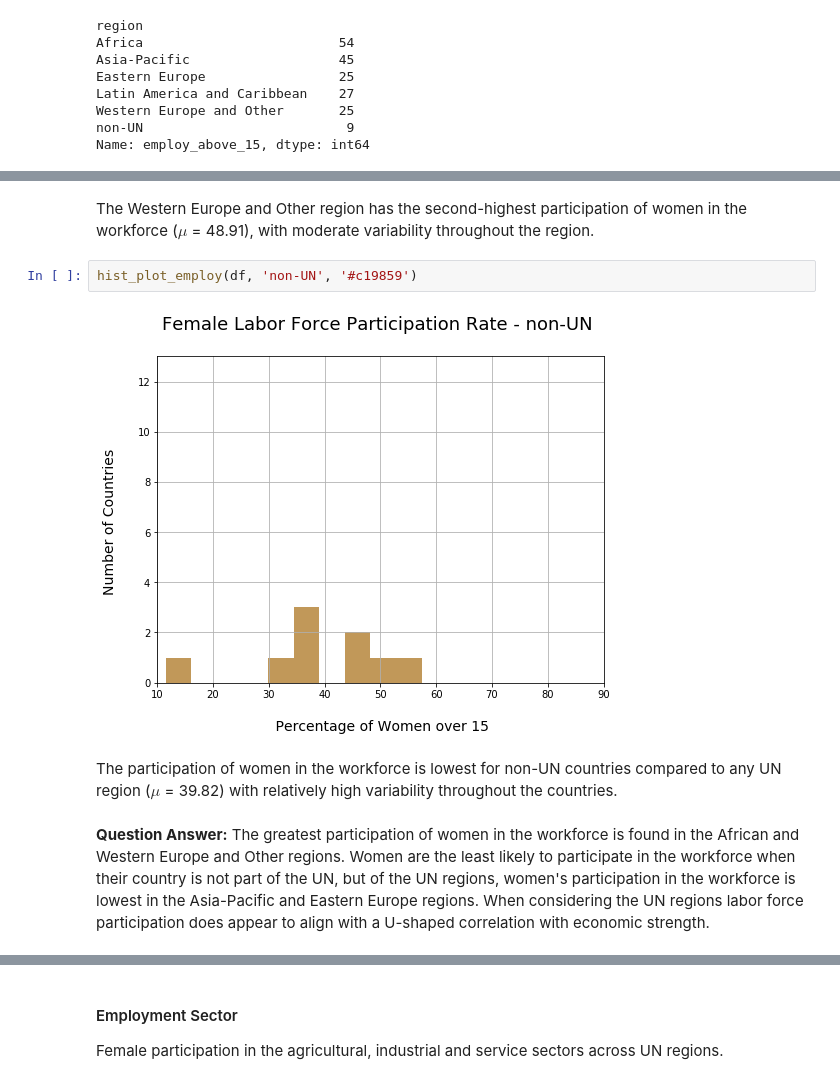
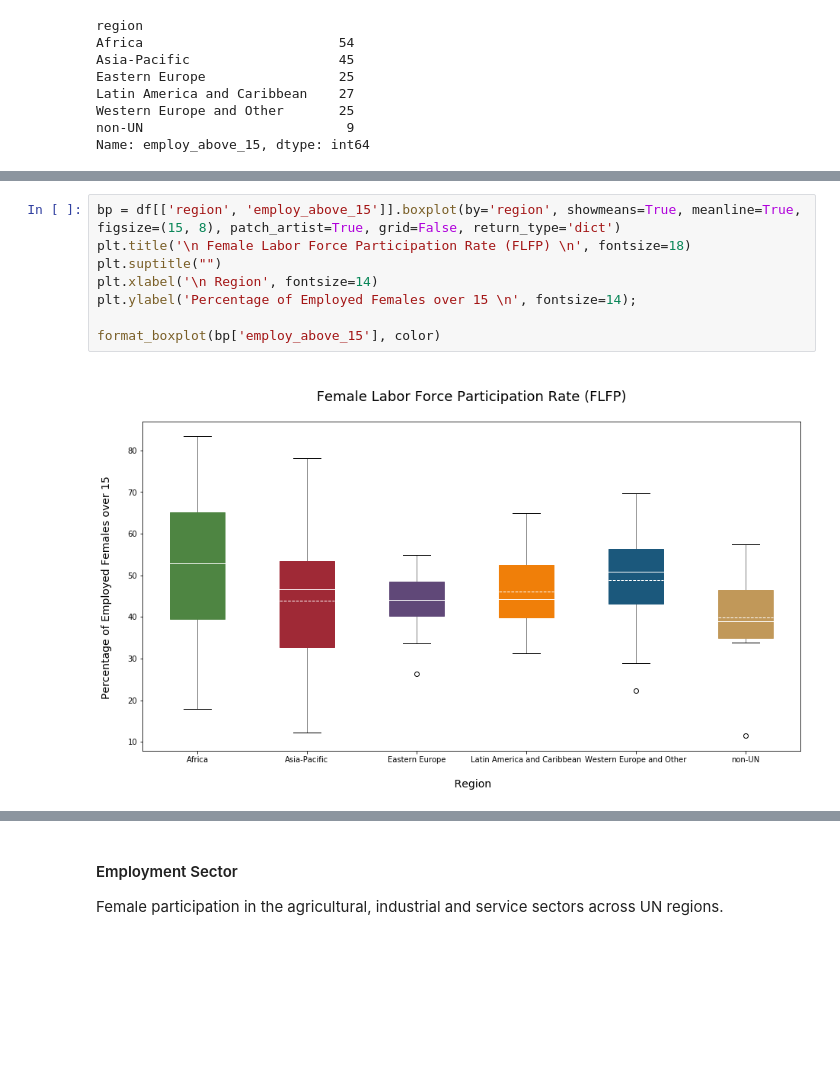
Before and after one commit to orunsh/DAND-Project-3, a Jupyter notebook: project-3.ipynb, the cells around one changed output, grey strips where cells are left out. Drawn from its saved outputs; the diff is of its cells as text; blank space fills up the shorter version.

```diff
--- a/project-3.ipynb
+++ b/project-3.ipynb
@@ -1377,10 +1347,10 @@ hist_plot_employ(df, 'Western Europe and Other', '#1b587c')
-# %% [markdown]
-The Western Europe and Other region has the second-highest participation of women in the workforce ($\mu$ = 48.91), with moderate variability throughout the region.
-# %%
-hist_plot_employ(df, 'non-UN', '#c19859')
-# %% [output]
-[figure, removed]
-# %% [markdown]
-The participation of women in the workforce is lowest for non-UN countries compared to any UN region ($\mu$ = 39.82) with relatively high variability throughout the countries.
-# %% [markdown]
-**Question Answer:** The greatest participation of women in the workforce is found in the African and Western Europe and Other regions. Women are the least likely to participate in the workforce when their country is not part of the UN, but of the UN regions, women's participation in the workforce is lowest in the Asia-Pacific and Eastern Europe regions. When considering the UN regions labor force participation does appear to align with a U-shaped correlation with economic strength.
+# %%
+bp = df[['region', 'employ_above_15']].boxplot(by='region', showmeans=True, meanline=True, figsize=(15, 8), patch_artist=True, grid=False, return_type='dict')
+plt.title('\n Female Labor Force Participation Rate (FLFP) \n', fontsize=18)
+plt.suptitle("")
+plt.xlabel('\n Region', fontsize=14)
+plt.ylabel('Percentage of Employed Females over 15 \n', fontsize=14);
+
+format_boxplot(bp['employ_above_15'], color)
+# %% [output]
+[figure, added]
```
Also changed, not shown: parts of 122 cells of this notebook, 1 other file.
